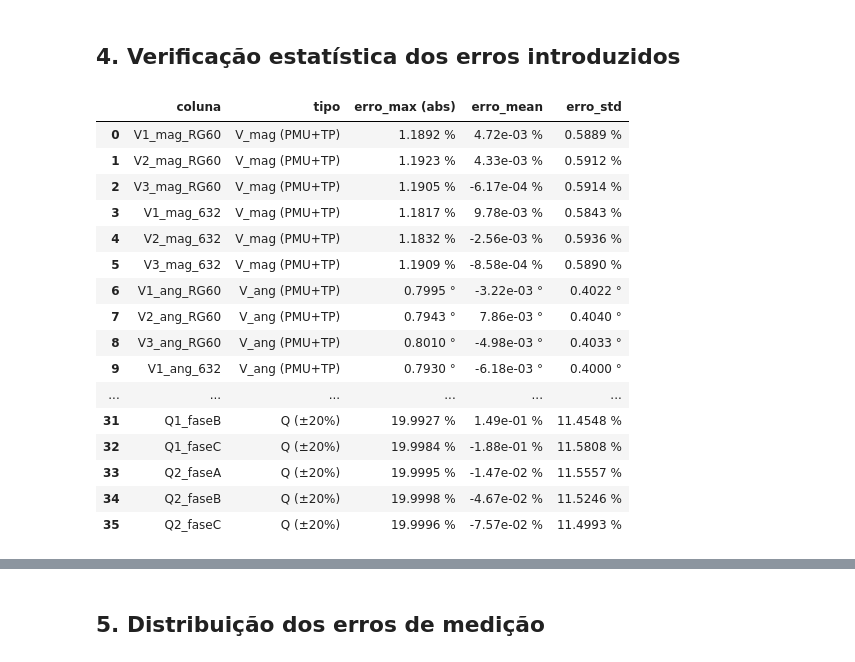
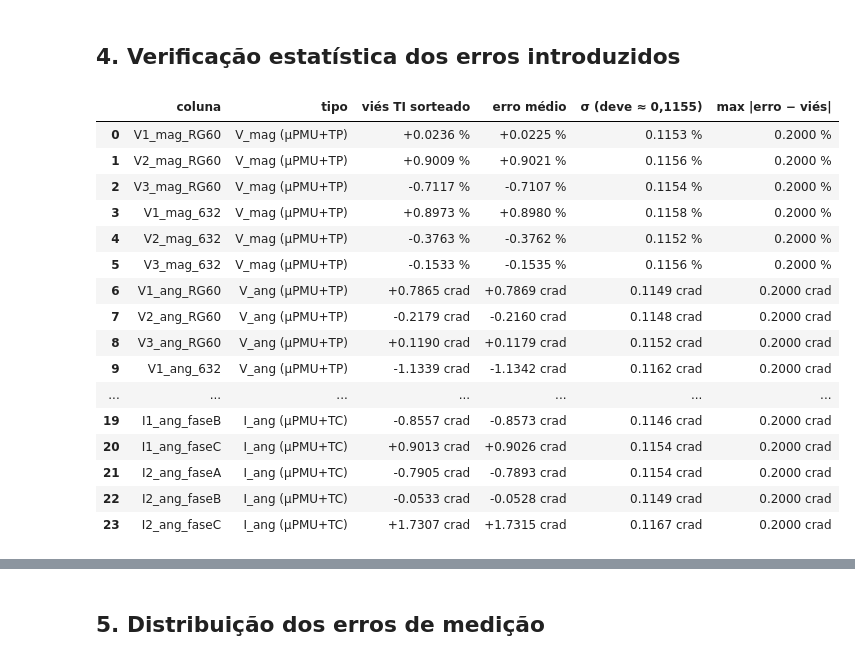
Before and after one commit to FProencadeAlbuquerque/EstimacaoFeeder, a Jupyter notebook: ComRuido.ipynb, the cells around one changed output, grey strips where cells are left out. Cells and saved outputs as stored; diff of their text form; code cells hidden in the pictures.

```diff
--- a/ComRuido.ipynb
+++ b/ComRuido.ipynb
@@ -25,7 +32,13 @@ import numpy as np
 import pandas as pd
 import matplotlib.pyplot as plt
 
-rng = np.random.default_rng(seed=42)
+rng = np.random.default_rng(seed=42)   # erros aleatórios (µPMU, P/Q, parâmetros)
+
+# Realização dos erros sistemáticos dos TIs (equivale a uma tentativa de Monte Carlo
+# em D'Antona et al., 2026). Troque IT_SEED para gerar um conjunto de TIs diferente,
+# p.ex. para testar o estimador com TIs não vistos no treino.
+IT_SEED = 1
+rng_it  = np.random.default_rng(seed=IT_SEED)
 
 # Conversão crad → graus
 CRAD_TO_DEG = 0.01 * 180 / math.pi   # ≈ 0.5730 °/crad
@@ -247,49 +282,57 @@ Shape final: (10000, 60)
 # %% [markdown]
 ## 4. Verificação estatística dos erros introduzidos
 # %%
+# Para cada canal: o erro médio deve coincidir com o viés sorteado do TI e a
+# dispersão em torno dele deve ser a da µPMU (σ = Δ/√3 ≈ 0,115 % ou 0,115 crad,
+# com |erro - viés| ≤ 0,2 % ou 0,2 crad).
 records = []
 
 def check(cols, kind):
     for col in cols:
         clean = df[col].values
         noisy = df_noisy[col].values
-        if 'ang' in col.lower() or 'ang' in kind.lower():
-            err = noisy - clean           # erro absoluto (graus)
-            unit = '°'
+        if 'ang' in col.lower():
+            err  = (noisy - clean) / CRAD_TO_DEG     # erro absoluto (crad)
+            unit = 'crad'
         else:
-            err = (noisy - clean) / np.abs(clean) * 100   # erro relativo (%)
+            err  = (noisy - clean) / np.abs(clean) * 100   # erro relativo (%)
             unit = '%'
+        bias = df_it.loc[col, 'erro_sistematico']
         records.append({
-            'coluna': col,
-            'tipo': kind,
-            'erro_max (abs)': f'{np.abs(err).max():.4f} {unit}',
-            'erro_mean':       f'{err.mean():.2e} {unit}',
-            'erro_std':        f'{err.std():.4f} {unit}',
+            'coluna':              col,
+            'tipo':                kind,
+            'viés TI sorteado':    f'{bias:+.4f} {unit}',
+            'erro médio':          f'{err.mean():+.4f} {unit}',
+            'σ (deve ≈ 0,1155)':   f'{err.std():.4f} {unit}',
+            'max |erro − viés|':   f'{np.abs(err - bias).max():.4f} {unit}',
         })
 
-check(V_MAG_COLS, 'V_mag (PMU+TP)')
-check(V_ANG_COLS, 'V_ang (PMU+TP)')
-check(I_MAG_COLS, 'I_mag (PMU+TC)')
-check(I_ANG_COLS, 'I_ang (PMU+TC)')
-check(P_COLS,     'P (±20%)')
-check(Q_COLS,     'Q (±20%)')
+check(V_MAG_COLS, 'V_mag (µPMU+TP)')
+check(V_ANG_COLS, 'V_ang (µPMU+TP)')
+check(I_MAG_COLS, 'I_mag (µPMU+TC)')
+check(I_ANG_COLS, 'I_ang (µPMU+TC)')
 
-pd.DataFrame(records)
+display(pd.DataFrame(records))
+
+# P e Q (±20 %, inalterado)
+for col in P_COLS + Q_COLS:
+    err = (df_noisy[col].values - df[col].values) / np.abs(df[col].values) * 100
+    print(f'{col:10s}: erro_max = {np.abs(err).max():.3f} %   σ = {err.std():.3f} %')
 # %% [output]
-|  | coluna | tipo | erro_max (abs) | erro_mean | erro_std |
-| 0 | V1_mag_RG60 | V_mag (PMU+TP) | 1.1892 % | 4.72e-03 % | 0.5889 % |
-| 1 | V2_mag_RG60 | V_mag (PMU+TP) | 1.1923 % | 4.33e-03 % | 0.5912 % |
-| 2 | V3_mag_RG60 | V_mag (PMU+TP) | 1.1905 % | -6.17e-04 % | 0.5914 % |
-| 3 | V1_mag_632 | V_mag (PMU+TP) | 1.1817 % | 9.78e-03 % | 0.5843 % |
-| 4 | V2_mag_632 | V_mag (PMU+TP) | 1.1832 % | -2.56e-03 % | 0.5936 % |
-| 5 | V3_mag_632 | V_mag (PMU+TP) | 1.1909 % | -8.58e-04 % | 0.5890 % |
-| 6 | V1_ang_RG60 | V_ang (PMU+TP) | 0.7995 ° | -3.22e-03 ° | 0.4022 ° |
-| 7 | V2_ang_RG60 | V_ang (PMU+TP) | 0.7943 ° | 7.86e-03 ° | 0.4040 ° |
-| 8 | V3_ang_RG60 | V_ang (PMU+TP) | 0.8010 ° | -4.98e-03 ° | 0.4033 ° |
-| 9 | V1_ang_632 | V_ang (PMU+TP) | 0.7930 ° | -6.18e-03 ° | 0.4000 ° |
-| ... | ... | ... | ... | ... | ... |
-| 31 | Q1_faseB | Q (±20%) | 19.9927 % | 1.49e-01 % | 11.4548 % |
-| 32 | Q1_faseC | Q (±20%) | 19.9984 % | -1.88e-01 % | 11.5808 % |
-| 33 | Q2_faseA | Q (±20%) | 19.9995 % | -1.47e-02 % | 11.5557 % |
-| 34 | Q2_faseB | Q (±20%) | 19.9998 % | -4.67e-02 % | 11.5246 % |
-| 35 | Q2_faseC | Q (±20%) | 19.9996 % | -7.57e-02 % | 11.4993 % |
+|  | coluna | tipo | viés TI sorteado | erro médio | σ (deve ≈ 0,1155) | max |erro − viés| |
+| 0 | V1_mag_RG60 | V_mag (µPMU+TP) | +0.0236 % | +0.0225 % | 0.1153 % | 0.2000 % |
+| 1 | V2_mag_RG60 | V_mag (µPMU+TP) | +0.9009 % | +0.9021 % | 0.1156 % | 0.2000 % |
+| 2 | V3_mag_RG60 | V_mag (µPMU+TP) | -0.7117 % | -0.7107 % | 0.1154 % | 0.2000 % |
+| 3 | V1_mag_632 | V_mag (µPMU+TP) | +0.8973 % | +0.8980 % | 0.1158 % | 0.2000 % |
+| 4 | V2_mag_632 | V_mag (µPMU+TP) | -0.3763 % | -0.3762 % | 0.1152 % | 0.2000 % |
+| 5 | V3_mag_632 | V_mag (µPMU+TP) | -0.1533 % | -0.1535 % | 0.1156 % | 0.2000 % |
+| 6 | V1_ang_RG60 | V_ang (µPMU+TP) | +0.7865 crad | +0.7869 crad | 0.1149 crad | 0.2000 crad |
+| 7 | V2_ang_RG60 | V_ang (µPMU+TP) | -0.2179 crad | -0.2160 crad | 0.1148 crad | 0.2000 crad |
+| 8 | V3_ang_RG60 | V_ang (µPMU+TP) | +0.1190 crad | +0.1179 crad | 0.1152 crad | 0.2000 crad |
+| 9 | V1_ang_632 | V_ang (µPMU+TP) | -1.1339 crad | -1.1342 crad | 0.1162 crad | 0.2000 crad |
+| ... | ... | ... | ... | ... | ... | ... |
+| 19 | I1_ang_faseB | I_ang (µPMU+TC) | -0.8557 crad | -0.8573 crad | 0.1146 crad | 0.2000 crad |
+| 20 | I1_ang_faseC | I_ang (µPMU+TC) | +0.9013 crad | +0.9026 crad | 0.1154 crad | 0.2000 crad |
+| 21 | I2_ang_faseA | I_ang (µPMU+TC) | -0.7905 crad | -0.7893 crad | 0.1154 crad | 0.2000 crad |
+| 22 | I2_ang_faseB | I_ang (µPMU+TC) | -0.0533 crad | -0.0528 crad | 0.1149 crad | 0.2000 crad |
+| 23 | I2_ang_faseC | I_ang (µPMU+TC) | +1.7307 crad | +1.7315 crad | 0.1167 crad | 0.2000 crad |
```
Also changed, not shown: parts of 7 cells of this notebook, 1 other file.
